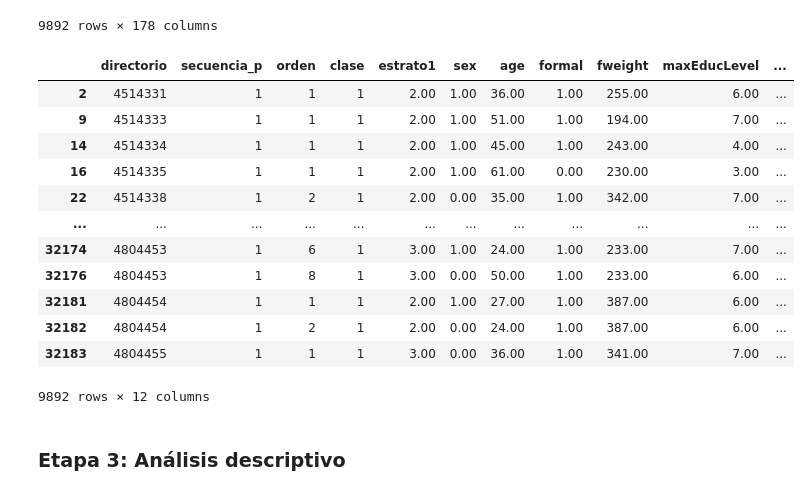
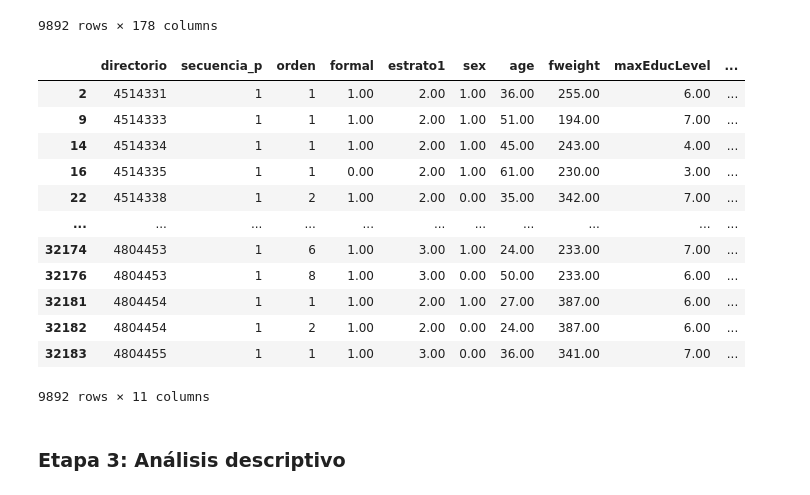
Before and after one commit to ebqz7/Machine_Learning_TP, a Jupyter notebook: TP1/scripts/Code.ipynb, the cells around one changed output. Drawn from its saved outputs; the diff is of its cells as text; code cells hidden in the pictures.

```diff
--- a/TP1/scripts/Code.ipynb
+++ b/TP1/scripts/Code.ipynb
@@ -114,24 +117,24 @@ El dataset cuenta con un total de 9892 observaciones
 # %%
 # Realizamos una selección de variables
 
-df_18 = df_18[['directorio', 'secuencia_p', 'orden', 'clase','estrato1', 'sex', 'age', 'formal','fweight', 'maxEducLevel',
+df_18 = df_18[['directorio', 'secuencia_p', 'orden', 'formal','estrato1', 'sex', 'age','fweight', 'maxEducLevel',
               'y_salary_m_hu','y_total_m']]
 
 df_18
 # %% [output]
-|  | directorio | secuencia_p | orden | clase | estrato1 | sex | age | formal | fweight | maxEducLevel | ... |
-| 2 | 4514331 | 1 | 1 | 1 | 2.00 | 1.00 | 36.00 | 1.00 | 255.00 | 6.00 | ... |
-| 9 | 4514333 | 1 | 1 | 1 | 2.00 | 1.00 | 51.00 | 1.00 | 194.00 | 7.00 | ... |
-| 14 | 4514334 | 1 | 1 | 1 | 2.00 | 1.00 | 45.00 | 1.00 | 243.00 | 4.00 | ... |
-| 16 | 4514335 | 1 | 1 | 1 | 2.00 | 1.00 | 61.00 | 0.00 | 230.00 | 3.00 | ... |
-| 22 | 4514338 | 1 | 2 | 1 | 2.00 | 0.00 | 35.00 | 1.00 | 342.00 | 7.00 | ... |
-| ... | ... | ... | ... | ... | ... | ... | ... | ... | ... | ... | ... |
-| 32174 | 4804453 | 1 | 6 | 1 | 3.00 | 1.00 | 24.00 | 1.00 | 233.00 | 7.00 | ... |
-| 32176 | 4804453 | 1 | 8 | 1 | 3.00 | 0.00 | 50.00 | 1.00 | 233.00 | 6.00 | ... |
-| 32181 | 4804454 | 1 | 1 | 1 | 2.00 | 1.00 | 27.00 | 1.00 | 387.00 | 6.00 | ... |
-| 32182 | 4804454 | 1 | 2 | 1 | 2.00 | 0.00 | 24.00 | 1.00 | 387.00 | 6.00 | ... |
-| 32183 | 4804455 | 1 | 1 | 1 | 3.00 | 0.00 | 36.00 | 1.00 | 341.00 | 7.00 | ... |
+|  | directorio | secuencia_p | orden | formal | estrato1 | sex | age | fweight | maxEducLevel | ... |
+| 2 | 4514331 | 1 | 1 | 1.00 | 2.00 | 1.00 | 36.00 | 255.00 | 6.00 | ... |
+| 9 | 4514333 | 1 | 1 | 1.00 | 2.00 | 1.00 | 51.00 | 194.00 | 7.00 | ... |
+| 14 | 4514334 | 1 | 1 | 1.00 | 2.00 | 1.00 | 45.00 | 243.00 | 4.00 | ... |
+| 16 | 4514335 | 1 | 1 | 0.00 | 2.00 | 1.00 | 61.00 | 230.00 | 3.00 | ... |
+| 22 | 4514338 | 1 | 2 | 1.00 | 2.00 | 0.00 | 35.00 | 342.00 | 7.00 | ... |
+| ... | ... | ... | ... | ... | ... | ... | ... | ... | ... | ... |
+| 32174 | 4804453 | 1 | 6 | 1.00 | 3.00 | 1.00 | 24.00 | 233.00 | 7.00 | ... |
+| 32176 | 4804453 | 1 | 8 | 1.00 | 3.00 | 0.00 | 50.00 | 233.00 | 6.00 | ... |
+| 32181 | 4804454 | 1 | 1 | 1.00 | 2.00 | 1.00 | 27.00 | 387.00 | 6.00 | ... |
+| 32182 | 4804454 | 1 | 2 | 1.00 | 2.00 | 0.00 | 24.00 | 387.00 | 6.00 | ... |
+| 32183 | 4804455 | 1 | 1 | 1.00 | 3.00 | 0.00 | 36.00 | 341.00 | 7.00 | ... |
-9892 rows × 12 columns
+9892 rows × 11 columns
 # %% [markdown]
 ### Etapa 3: Análisis descriptivo
 # %%
```
Also changed, not shown: parts of 13 cells of this notebook.
